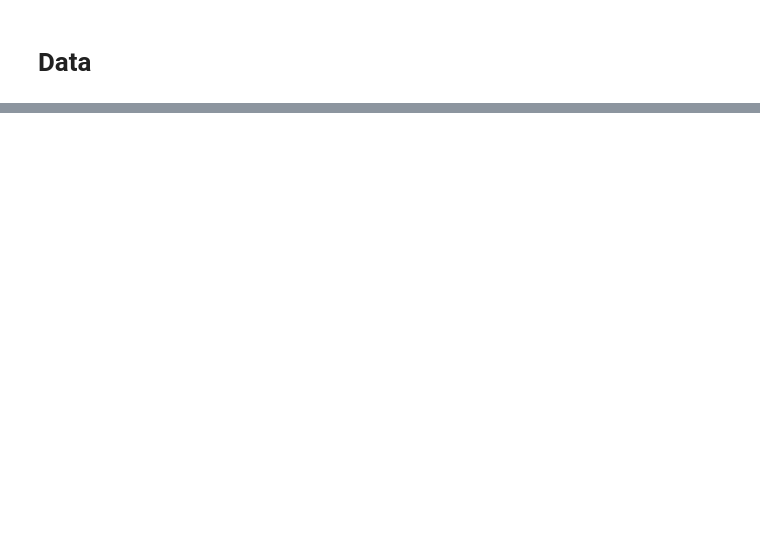
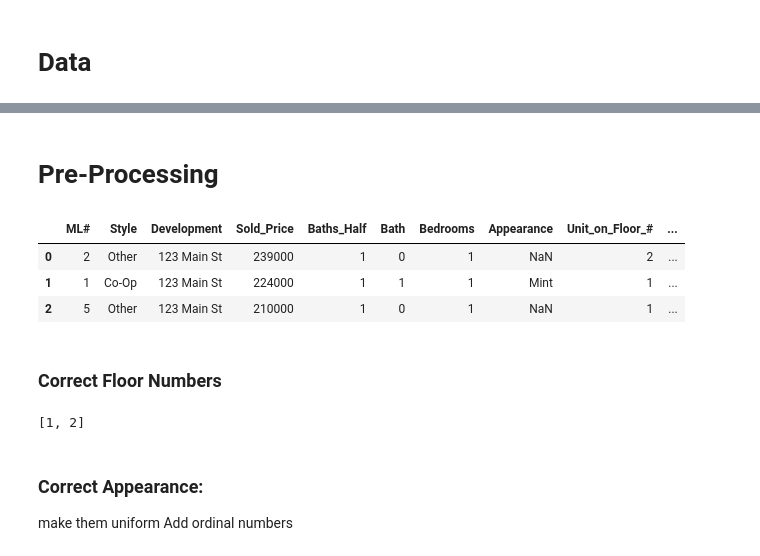
Before and after one commit to JF11579/Plotly_RE, a Jupyter notebook: condo_generic_3.ipynb, the cells around one changed output, grey strips where cells are left out. Drawn from its saved outputs; the diff is of its cells as text; code cells hidden in the pictures; blank space fills up the shorter version.

```diff
--- a/condo_generic_3.ipynb
+++ b/condo_generic_3.ipynb
@@ -40,0 +43,4 @@ condo = pd.read_csv('condo_Oct_14_random_2.csv')
+# %%
+condo = pd.read_csv('condo_Oct_14_random_3.csv')
+# %% [markdown]
+# Pre-Processing
@@ -40,0 +58,9 @@ condo = pd.read_csv('condo_Oct_14_random_2.csv')
+# %%
+condo.head(3)
+# %% [output]
+|  | ML# | Style | Development | Sold_Price | Baths_Half | Bath | Bedrooms | Appearance | Unit_on_Floor_# | ... |
+| 0 | 2 | Other | 123 Main St | 239000 | 1 | 0 | 1 | NaN | 2 | ... |
+| 1 | 1 | Co-Op | 123 Main St | 224000 | 1 | 1 | 1 | Mint | 1 | ... |
+| 2 | 5 | Other | 123 Main St | 210000 | 1 | 0 | 1 | NaN | 1 | ... |
+# %% [markdown]
+### Correct Floor Numbers
@@ -40,0 +71,5 @@ condo = pd.read_csv('condo_Oct_14_random_2.csv')
+# %%
+floor_number = sorted(condo['Unit_on_Floor_#'].unique())
+floor_number
+# %% [output]
+[1, 2]
@@ -40,0 +84,4 @@ condo = pd.read_csv('condo_Oct_14_random_2.csv')
+# %% [markdown]
+### Correct Appearance:
+  make them uniform
+  Add ordinal numbers
```
Also changed, not shown: parts of 158 cells of this notebook.
